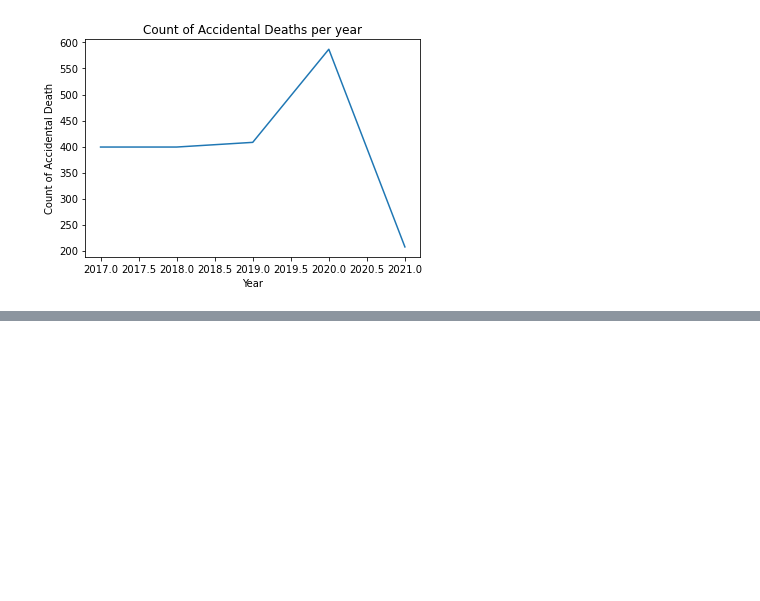
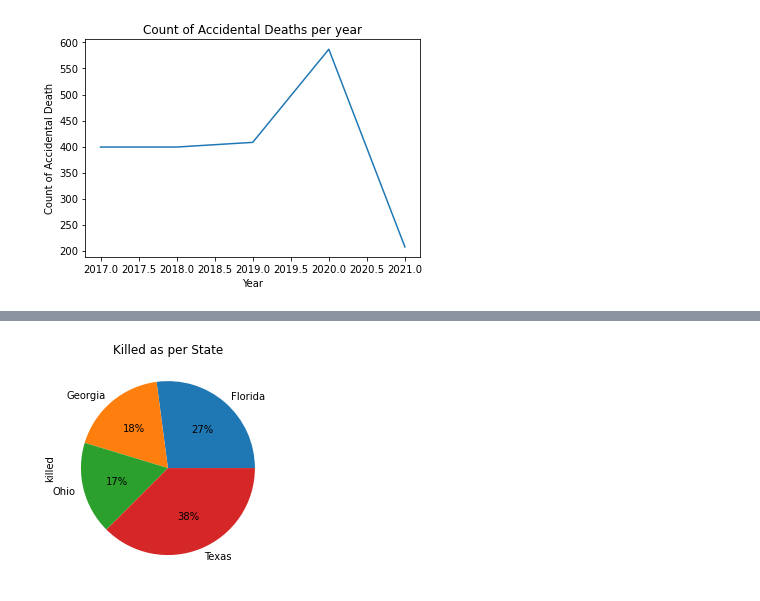
Before and after one commit to cmoore187/Project-2, a Jupyter notebook: Project-2.ipynb, the cells around one changed output, grey strips where cells are left out. Saved outputs shown, nothing was run; the diff lists cells and outputs as text; code cells hidden in the pictures; blank space fills up the shorter version.

```diff
--- a/Project-2.ipynb
+++ b/Project-2.ipynb
@@ -157,0 +121,17 @@ accidental_injuries_df
+# %%
+death_counts_state_2020 = death_counts.groupby(['year', 'state'])
+death_counts_state_2020
+
+sum_death_2020 = death_counts_state.sum()
+sum_death_2020
+
+#sum_death_20 = sum_death_2020.iloc[(sum_death_2020["year"] == 2020)]
+#sum_death_20
+
+sum_death_2020 = accidental_deaths.loc[(accidental_deaths["year"] == 2020)]
+sum_death_2020
+
+State_counts_death2 = sum_death_2020['state'].value_counts()
+# %%
+top_five_df = sum_death_2020.loc[sum_death_2020['state'].isin(['Texas','Florida','Georgia','Ohio','Illinois '])].dropna()
+top_five_df.head()
@@ -157,0 +145,13 @@ accidental_injuries_df
+# %%
+# Pie Chart is for  average votes as per Genre
+
+explode = (0, 0.1, 0, 0, 0)
+pie_chart_data = top_five_df.groupby('state')['killed'].sum().plot(kind = "pie", autopct="%1.0f%%")
+pie_chart_data
+plt.title("Killed as per State")
+
+# Save the figure
+plt.savefig("Pie Chart is for  number of killed as per State.png")
+plt.show()
+# %% [output]
+[figure, added]
```
Also changed, not shown: parts of 33 cells of this notebook, 8 other files.
